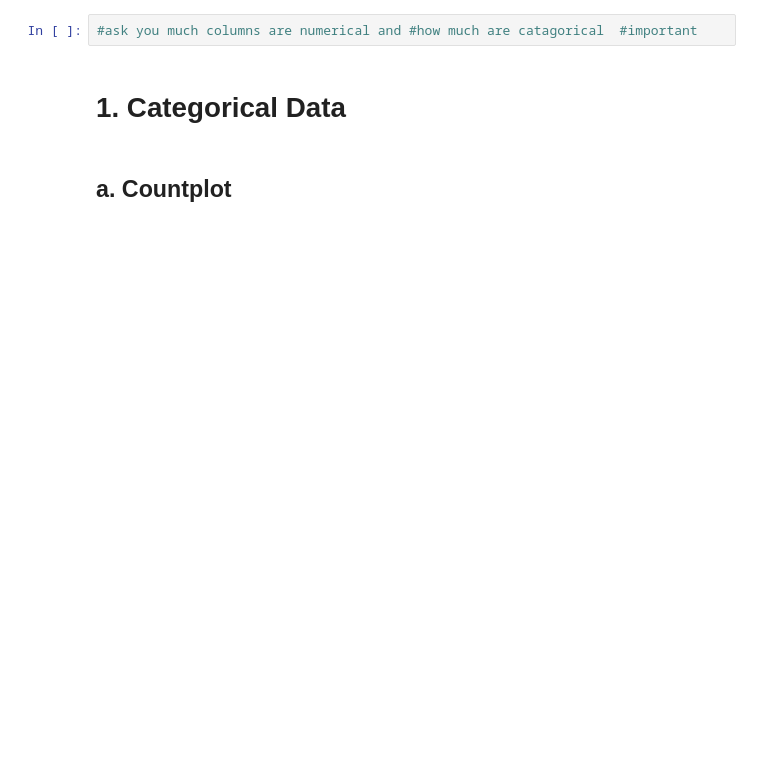
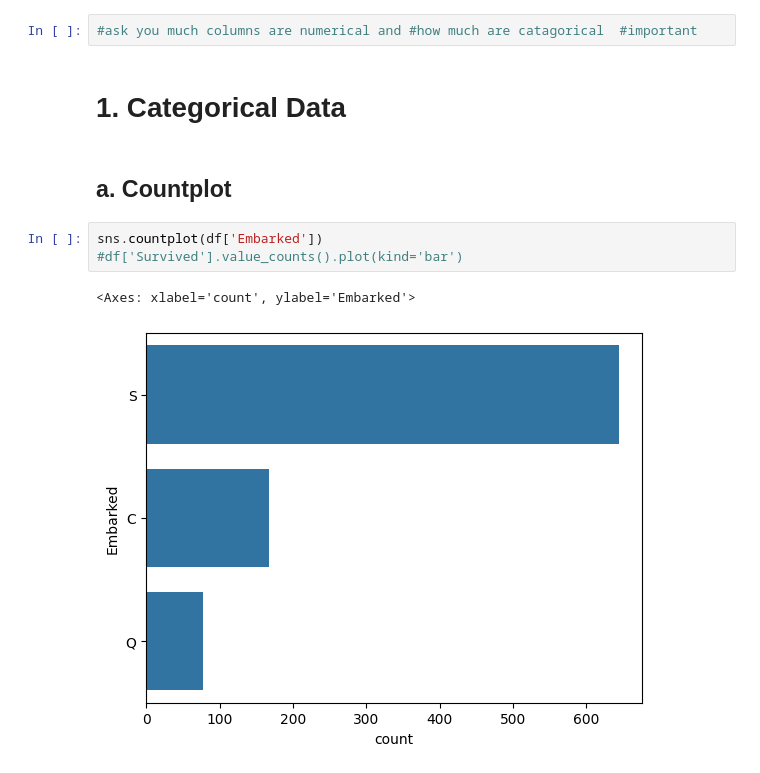
Before and after one commit to SohailKhanPAK/Uni-Variant-EDA--Exploratory-Data-Analysis-, a Jupyter notebook: Uni-Variant EDA (Exploratory Data Analysis).ipynb, the cells around one changed output. Saved outputs shown, nothing was run; the diff lists cells and outputs as text; blank space fills up the shorter version.

```diff
--- a/Uni-Variant EDA (Exploratory Data Analysis).ipynb
+++ b/Uni-Variant EDA (Exploratory Data Analysis).ipynb
@@ -18,3 +18,9 @@ df.head()
 # 1. Categorical Data
 # %% [markdown]
 ## a. Countplot
+# %%
+sns.countplot(df['Embarked'])
+#df['Survived'].value_counts().plot(kind='bar')
+# %% [output]
+<Axes: xlabel='count', ylabel='Embarked'>
+[figure, added]
```
Also changed, not shown: parts of 13 cells of this notebook.
